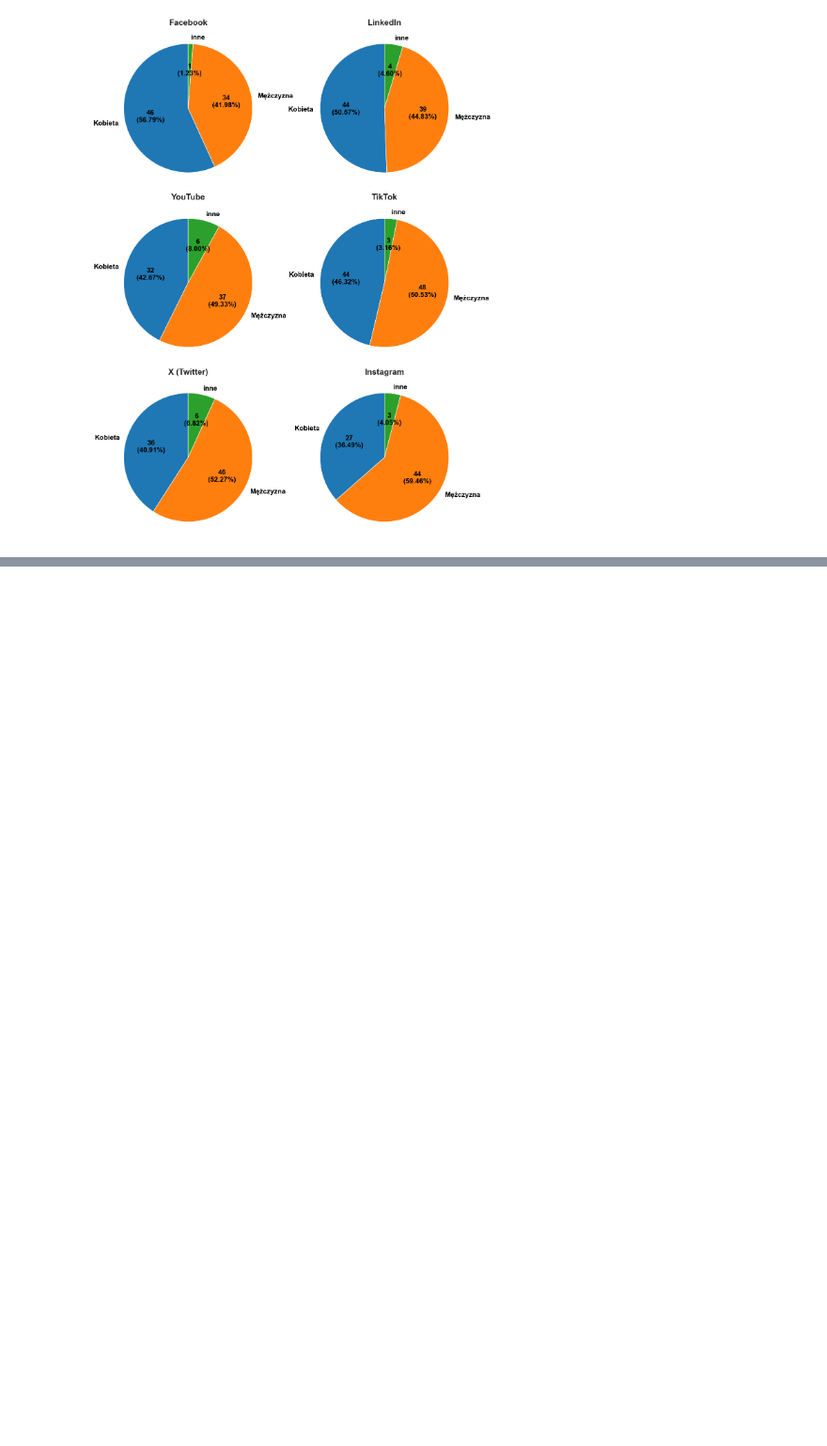
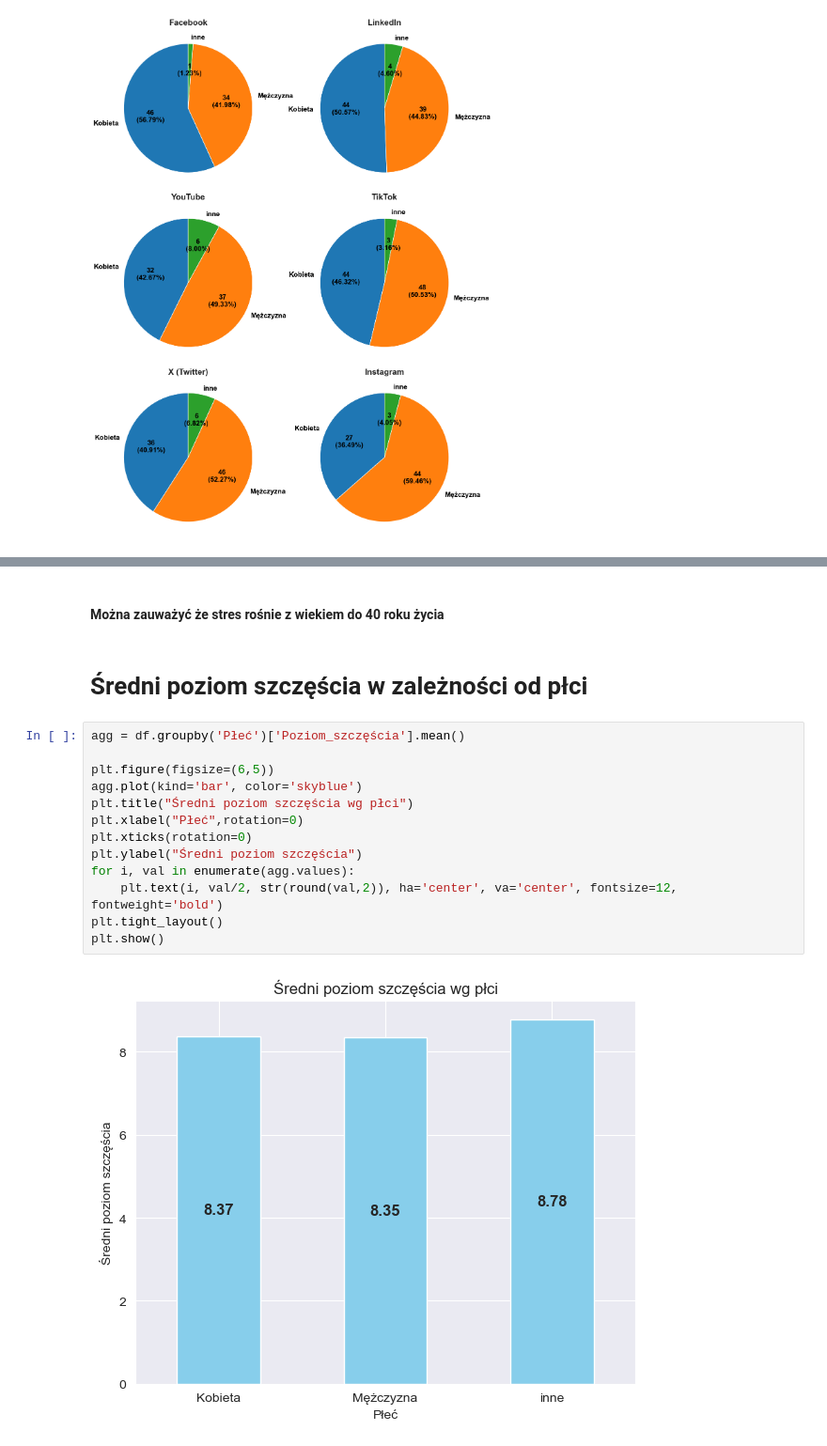
Before and after one commit to Grzywocz-W/Mental_health_and_social_media_analysis, a Jupyter notebook: Mental_Health_analysis.ipynb, the cells around one changed output, grey strips where cells are left out. Shown at 94% size. Saved outputs shown, nothing was run; the diff lists cells and outputs as text; blank space fills up the shorter version.

```diff
--- a/Mental_Health_analysis.ipynb
+++ b/Mental_Health_analysis.ipynb
@@ -416,0 +444,19 @@ plt.show()
+# %% [markdown]
+#### Można zauważyć że stres rośnie z wiekiem do 40 roku życia
+# %% [markdown]
+# Średni poziom szczęścia w zależności od płci
+# %%
+agg = df.groupby('Płeć')['Poziom_szczęścia'].mean()
+
+plt.figure(figsize=(6,5))
+agg.plot(kind='bar', color='skyblue')
+plt.title("Średni poziom szczęścia wg płci")
+plt.xlabel("Płeć",rotation=0)
+plt.xticks(rotation=0)
+plt.ylabel("Średni poziom szczęścia")
+for i, val in enumerate(agg.values):
+    plt.text(i, val/2, str(round(val,2)), ha='center', va='center', fontsize=12, fontweight='bold')
+plt.tight_layout()
+plt.show()
+# %% [output]
+[figure, added]
```
Also changed, not shown: parts of 13 cells of this notebook, 1 other file.
